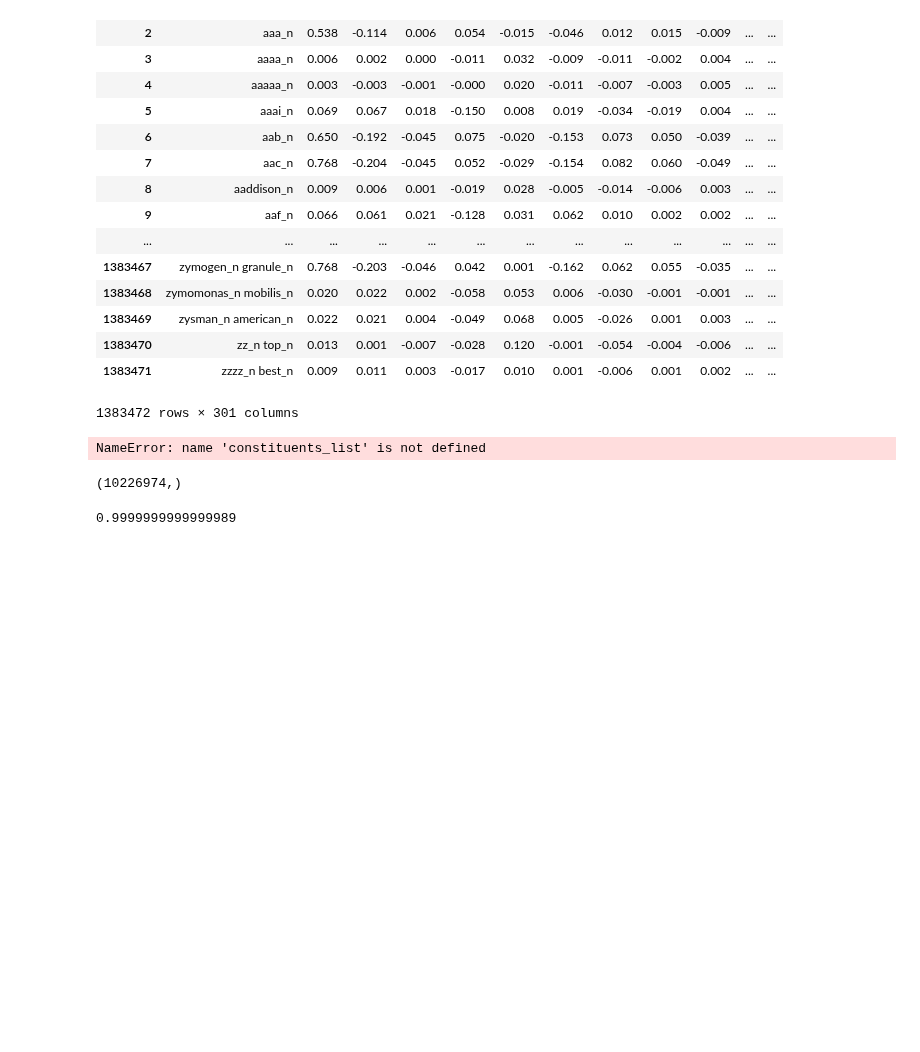
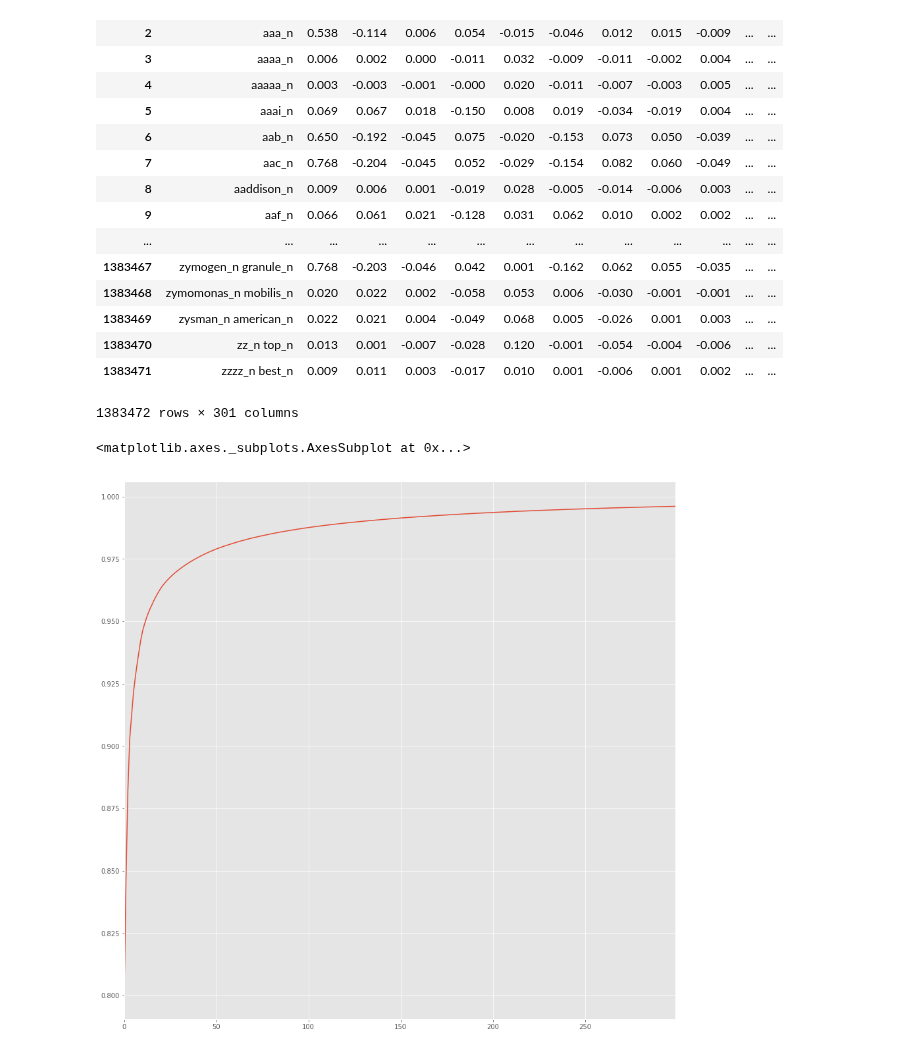
Before and after one commit to prajitdhar/Compounding, a Jupyter notebook: novel_compound_predictor/Dimensionality_Reduction_Non_Contextual_Non_Decadal.ipynb, the cells around one changed output. Saved outputs shown, nothing was run; the diff lists cells and outputs as text; code cells hidden in the pictures; blank space fills up the shorter version.

```diff
--- a/novel_compound_predictor/Dimensionality_Reduction_Non_Contextual_Non_Decadal.ipynb
+++ b/novel_compound_predictor/Dimensionality_Reduction_Non_Contextual_Non_Decadal.ipynb
@@ -82,14 +82,7 @@ df_reduced
 | 1383471 | zzzz_n best_n | 0.009 | 0.011 | 0.003 | -0.017 | 0.010 | 0.001 | -0.006 | 0.001 | 0.002 | ... | ... |
 1383472 rows × 301 columns
 # %%
-pd.Series(constituents_list).cumsum().plot(figsize=[15,15])
+pd.Series(df_list).cumsum().plot(figsize=[15,15])
 # %% [output]
-NameError: name 'constituents_list' is not defined
+<matplotlib.axes._subplots.AxesSubplot at 0x...>
+[figure, added]
-# %%
-compounds=pd.read_csv("/data/dharp/compounding/datasets/phrases.csv")
-compounds.columns=['modifier','head','decade','context','count']
-compounds=compounds.query('decade != 2000')
-compounds=compounds.groupby(['modifier','head','context'])['count'].sum()
-compounds.shape
-# %% [output]
-(10226974,)
@@ -104,4 +88,0 @@ modifiers.to_csv('/data/dharp/compounding/datasets/modifiers_context_non_decadal
-# %%
-np.sum(modifiers.iloc[0].drop('index')**2)
-# %% [output]
-0.9999999999999989
```
Also changed, not shown: parts of 4 cells of this notebook, 22 other files.
